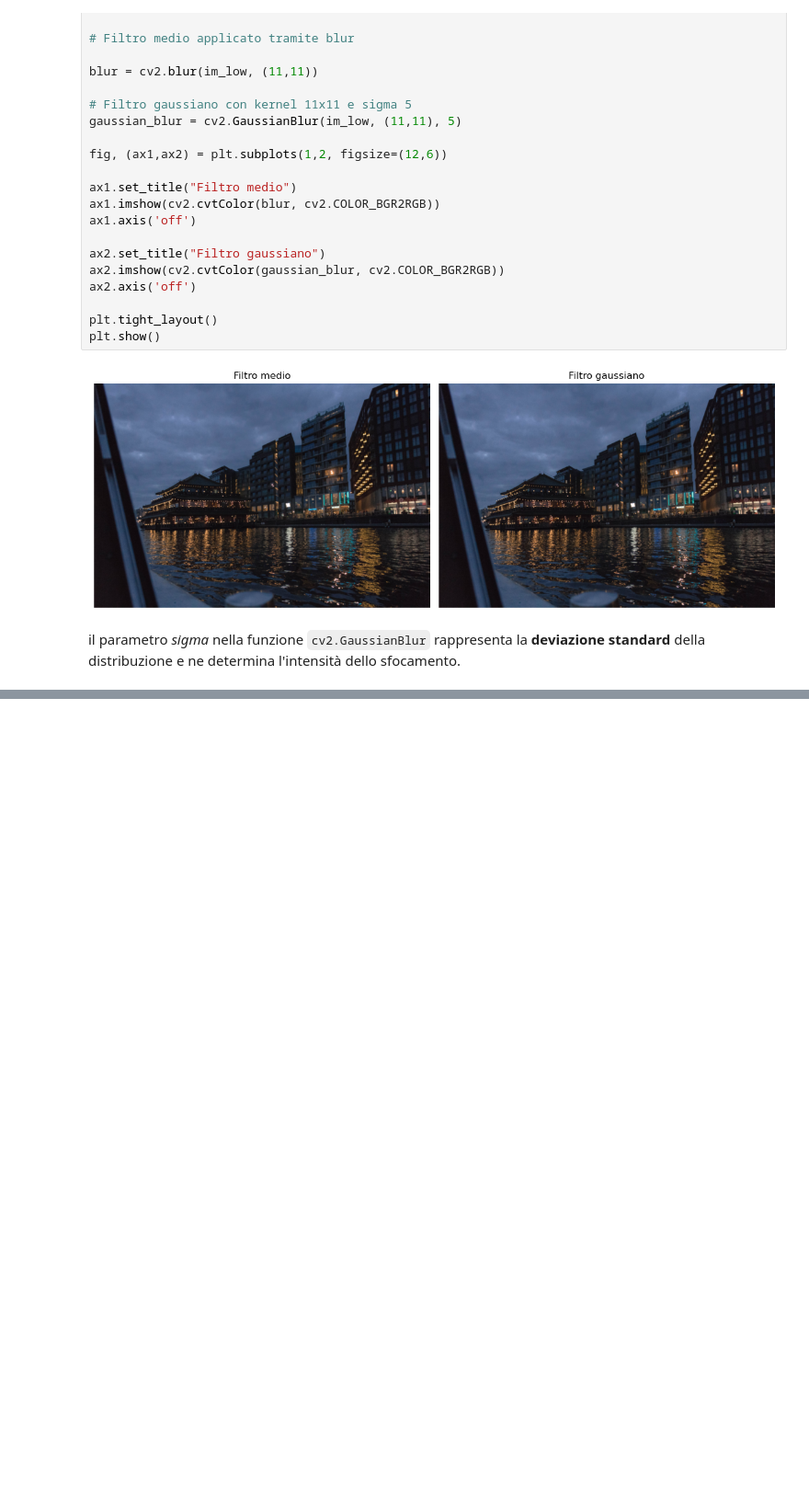
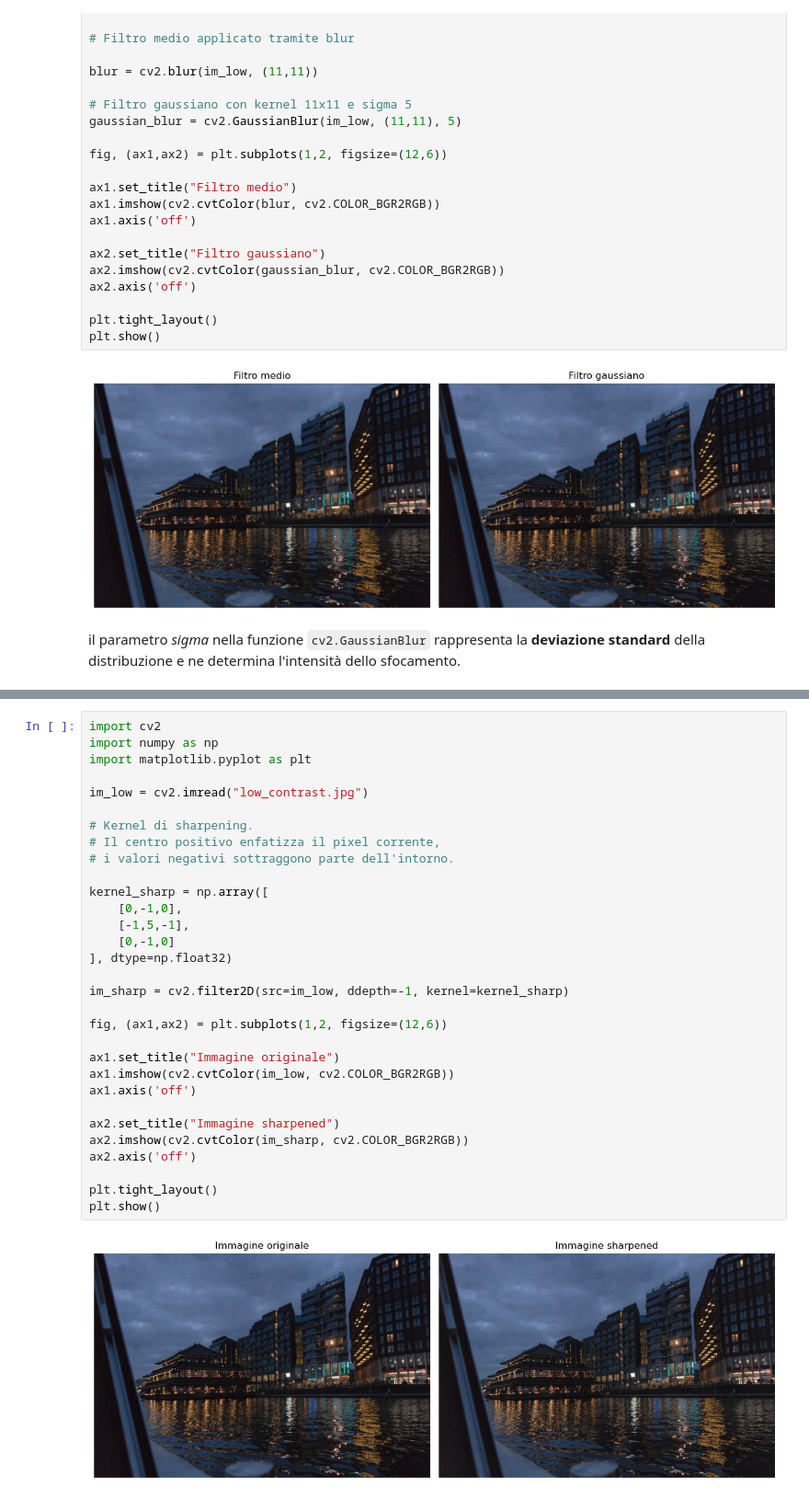
Before and after one commit to Anelgo02/VisioneArtificiale, a Jupyter notebook: Image Processing/image_processing.ipynb, the cells around one changed output, grey strips where cells are left out. Shown at 92% size. Cells and saved outputs as stored; diff of their text form; blank space fills up the shorter version.

Commit message:
Fine capitolo image_processing

```diff
--- a/Image Processing/image_processing.ipynb
+++ b/Image Processing/image_processing.ipynb
@@ -126,0 +137,33 @@ il parametro *sigma* nella funzione `cv2.GaussianBlur` rappresenta la **deviazio
+# %%
+import cv2
+import numpy as np
+import matplotlib.pyplot as plt
+
+im_low = cv2.imread("low_contrast.jpg")
+
+# Kernel di sharpening.
+# Il centro positivo enfatizza il pixel corrente,
+# i valori negativi sottraggono parte dell'intorno.
+
+kernel_sharp = np.array([
+    [0,-1,0],
+    [-1,5,-1],
+    [0,-1,0]
+], dtype=np.float32)
+
+im_sharp = cv2.filter2D(src=im_low, ddepth=-1, kernel=kernel_sharp)
+
+fig, (ax1,ax2) = plt.subplots(1,2, figsize=(12,6))
+
+ax1.set_title("Immagine originale")
+ax1.imshow(cv2.cvtColor(im_low, cv2.COLOR_BGR2RGB))
+ax1.axis('off')
+
+ax2.set_title("Immagine sharpened")
+ax2.imshow(cv2.cvtColor(im_sharp, cv2.COLOR_BGR2RGB))
+ax2.axis('off')
+
+plt.tight_layout()
+plt.show()
+# %% [output]
+[figure, added]
```
Also changed, not shown: parts of 4 cells of this notebook.
